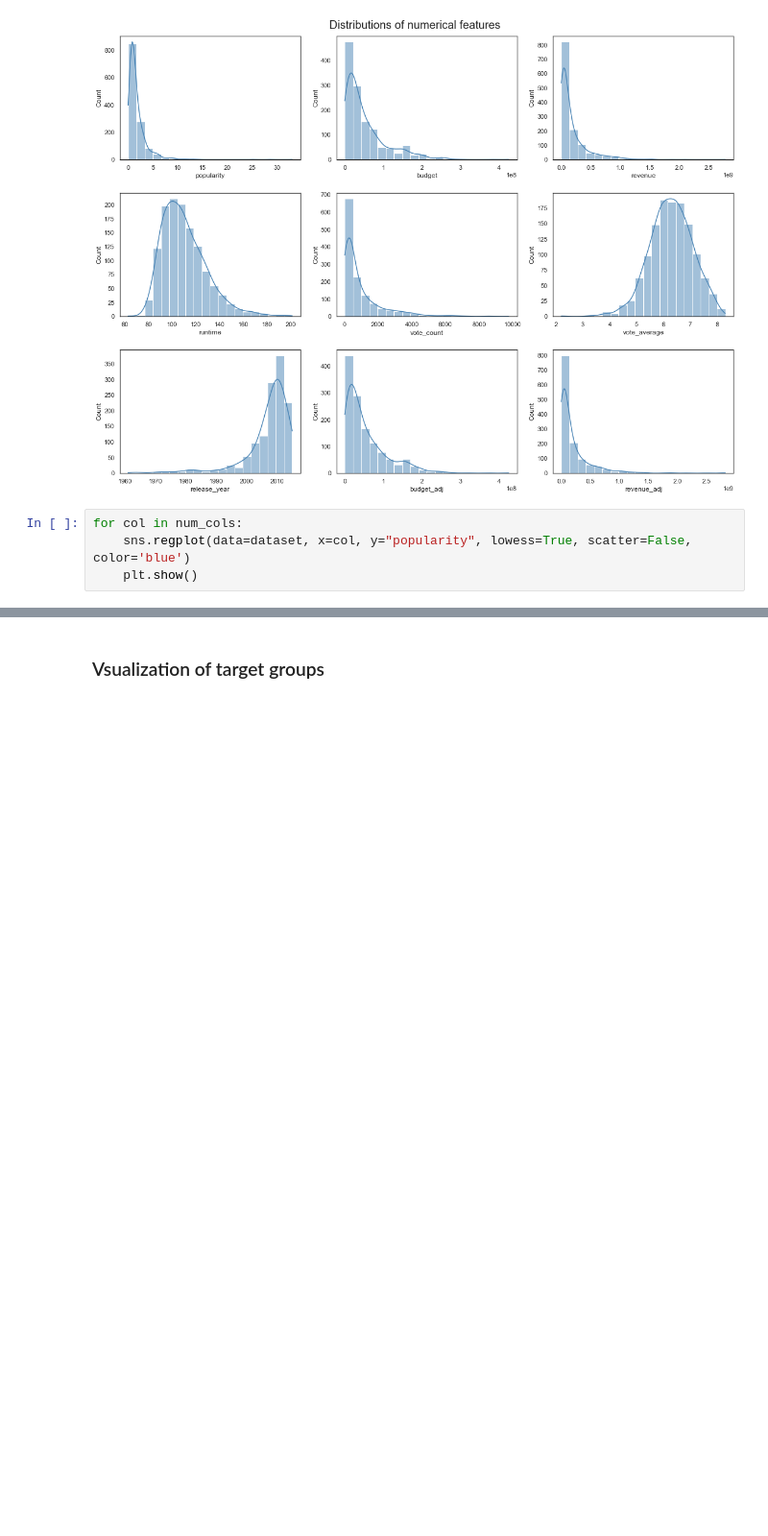
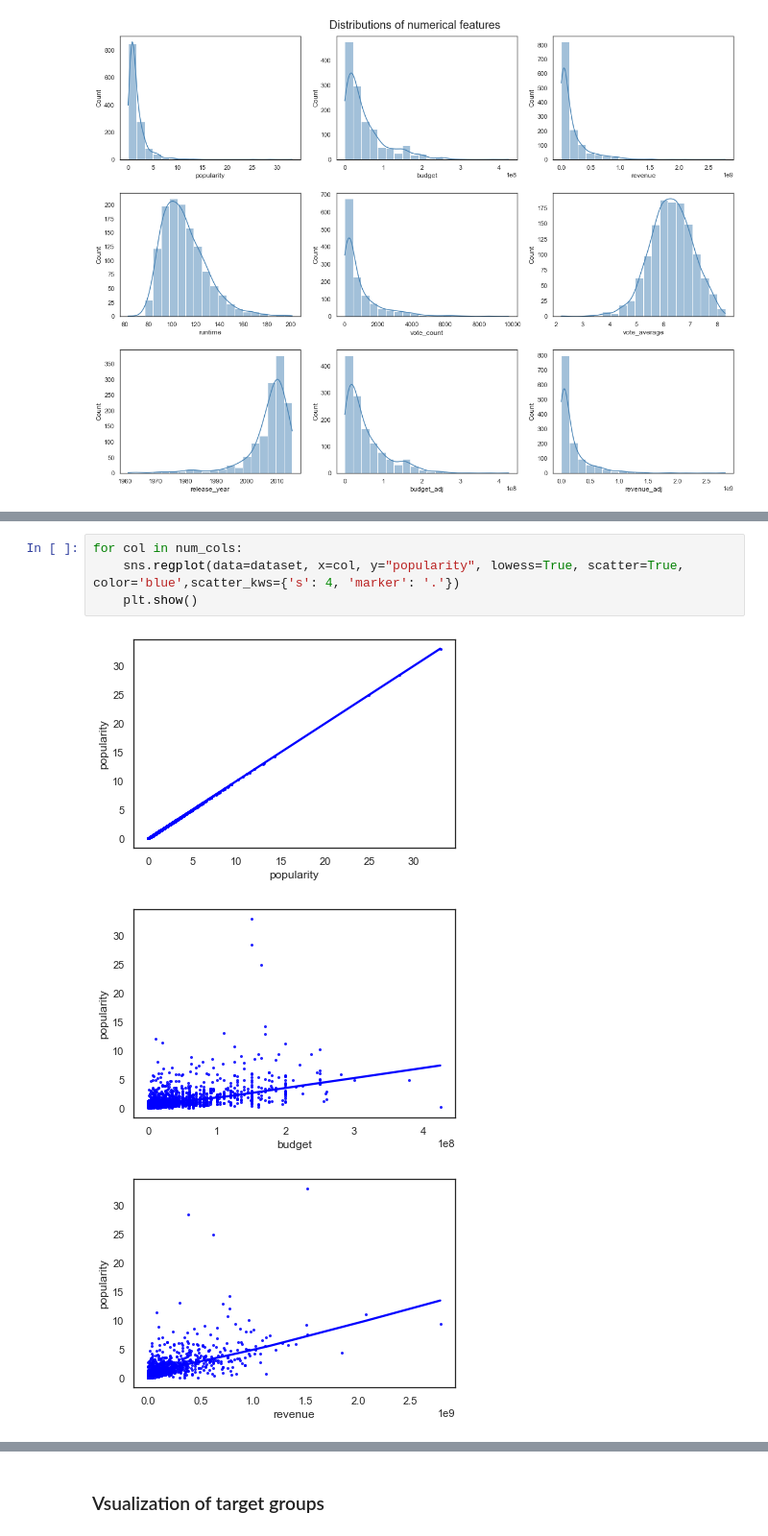
Before and after one commit to guimath/TMDb-Data-Mining, a Jupyter notebook: Movie_analysis.ipynb, the cells around one changed output, grey strips where cells are left out. Shown at 96% size. Cells and saved outputs as stored; diff of their text form; blank space fills up the shorter version.

```diff
--- a/Movie_analysis.ipynb
+++ b/Movie_analysis.ipynb
@@ -164,7 +164,3 @@ plt.tight_layout(h_pad=2)
 #save_fig("num_cols_distribution_plots")
 # %% [output]
 [figure]
-# %%
-for col in num_cols:
-    sns.regplot(data=dataset, x=col, y="popularity", lowess=True, scatter=False, color='blue')
-    plt.show()
@@ -180,0 +167,8 @@ for col in num_cols:
+# %%
+for col in num_cols:
+    sns.regplot(data=dataset, x=col, y="popularity", lowess=True, scatter=True, color='blue',scatter_kws={'s': 4, 'marker': '.'})
+    plt.show()
+# %% [output]
+[figure, added]
+[figure, added]
+[figure, added]
```
Also changed, not shown: parts of 57 cells of this notebook, 1 other file.
